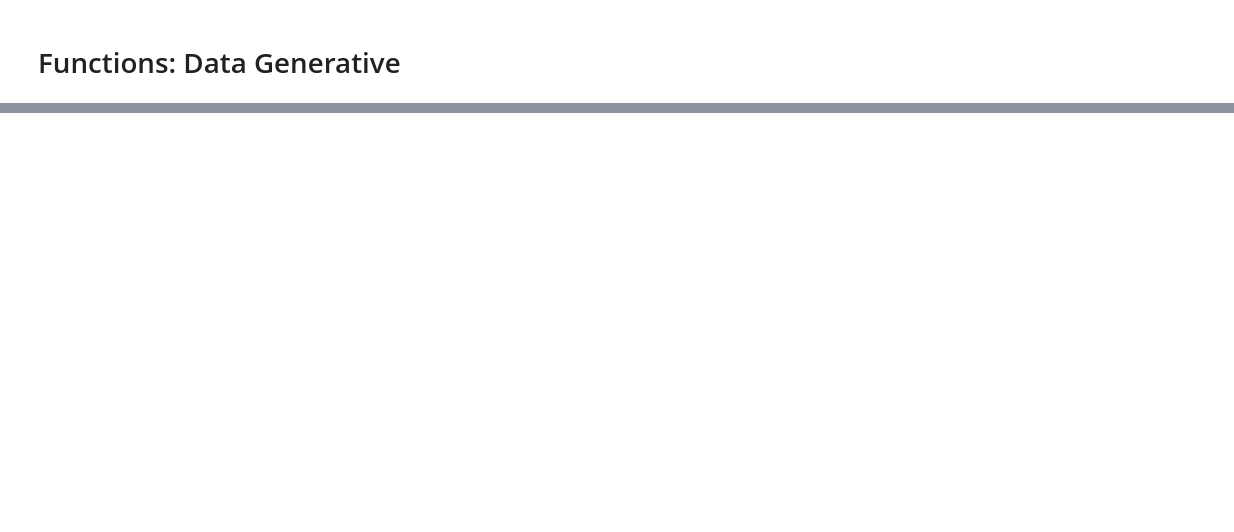
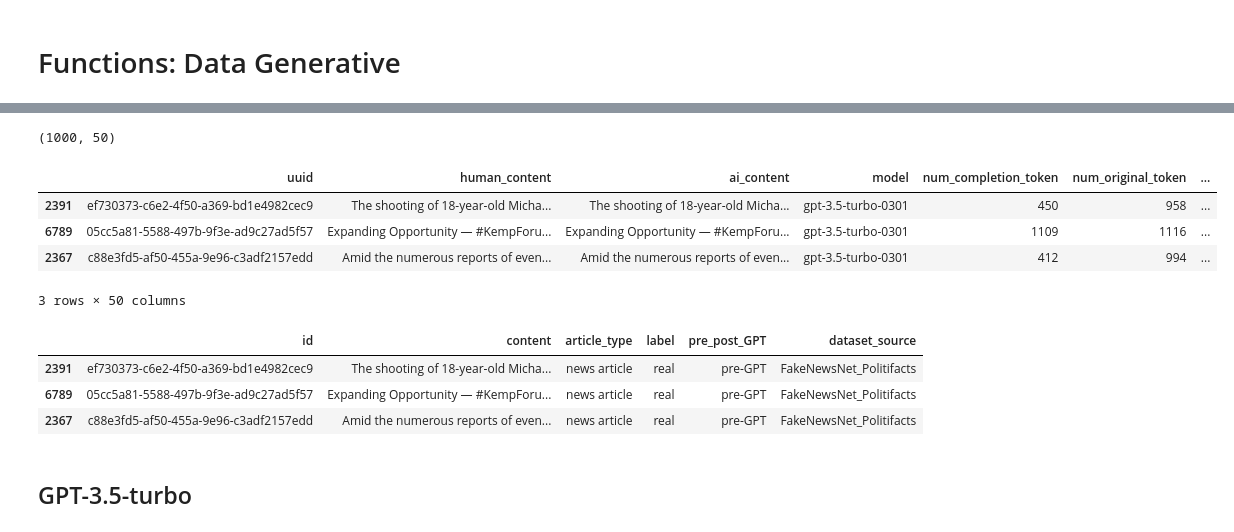
Before and after one commit to Ecboxer/F3, a Jupyter notebook: F3_Codebase/[F3]_Fighting_Fire_With_Fire_Data_Generation.ipynb, the cells around one changed output, grey strips where cells are left out. Drawn from its saved outputs; the diff is of its cells as text; code cells hidden in the pictures; blank space fills up the shorter version.

Commit message:
Working on final report

```diff
--- a/F3_Codebase/[F3]_Fighting_Fire_With_Fire_Data_Generation.ipynb
+++ b/F3_Codebase/[F3]_Fighting_Fire_With_Fire_Data_Generation.ipynb
@@ -273,0 +334,35 @@ progress_file = 'X_GenPost_GTP3.5_Post_progress.json'
+# %%
+seed = 0
+df_sample = pd.concat([
+    df[
+        df['dataset_source'] == 'FakeNewsNet_Politifacts'
+    ].sample(n=100, random_state=0),
+    df[
+        df['dataset_source'] == 'FakeNewsNet_Gossipcop'
+    ].sample(n=100, random_state=0),
+    df[
+        (df['dataset_source'] == 'x-Gen') &
+        (df['pre_post_GPT'] == 'pre-GPT')
+    ].sample(n=200, random_state=0),
+    df[
+        (df['dataset_source'] == 'x-Gen') &
+        (df['pre_post_GPT'] == 'post-GPT')
+    ].sample(n=100, random_state=0),
+    df[
+        (df['dataset_source'] == 'CoAID') &
+        (df['article_type'] == 'news article')
+    ].sample(n=300, random_state=0),
+    df[
+        (df['dataset_source'] == 'CoAID') &
+        (df['article_type'] == 'twitter post')
+    ].sample(n=200, random_state=0),
+])
+print(df_sample.shape)
+df_sample[:3]
+# %% [output]
+(1000, 50)
+|  | uuid | human_content | ai_content | model | num_completion_token | num_original_token | ... |
+| 2391 | ef730373-c6e2-4f50-a369-bd1e4982cec9 | The shooting of 18-year-old Micha... | The shooting of 18-year-old Micha... | gpt-3.5-turbo-0301 | 450 | 958 | ... |
+| 6789 | 05cc5a81-5588-497b-9f3e-ad9c27ad5f57 | Expanding Opportunity — #KempForu... | Expanding Opportunity — #KempForu... | gpt-3.5-turbo-0301 | 1109 | 1116 | ... |
+| 2367 | c88e3fd5-af50-455a-9e96-c3adf2157edd | Amid the numerous reports of even... | Amid the numerous reports of even... | gpt-3.5-turbo-0301 | 412 | 994 | ... |
+3 rows × 50 columns
@@ -273,0 +372,17 @@ progress_file = 'X_GenPost_GTP3.5_Post_progress.json'
+# %%
+# Prepare sample from clean dataset
+df_sample = df_sample.rename(columns={
+    'uuid': 'id',
+    'human_content': 'content',
+    'original_label': 'label',
+})[[
+    'id', 'content', 'article_type', 'label', 'pre_post_GPT', 'dataset_source',
+]]
+df_sample[:3]
+# %% [output]
+|  | id | content | article_type | label | pre_post_GPT | dataset_source |
+| 2391 | ef730373-c6e2-4f50-a369-bd1e4982cec9 | The shooting of 18-year-old Micha... | news article | real | pre-GPT | FakeNewsNet_Politifacts |
+| 6789 | 05cc5a81-5588-497b-9f3e-ad9c27ad5f57 | Expanding Opportunity — #KempForu... | news article | real | pre-GPT | FakeNewsNet_Politifacts |
+| 2367 | c88e3fd5-af50-455a-9e96-c3adf2157edd | Amid the numerous reports of even... | news article | real | pre-GPT | FakeNewsNet_Politifacts |
+# %% [markdown]
+## GPT-3.5-turbo
```
Also changed, not shown: parts of 34 cells of this notebook, 18 other files.
